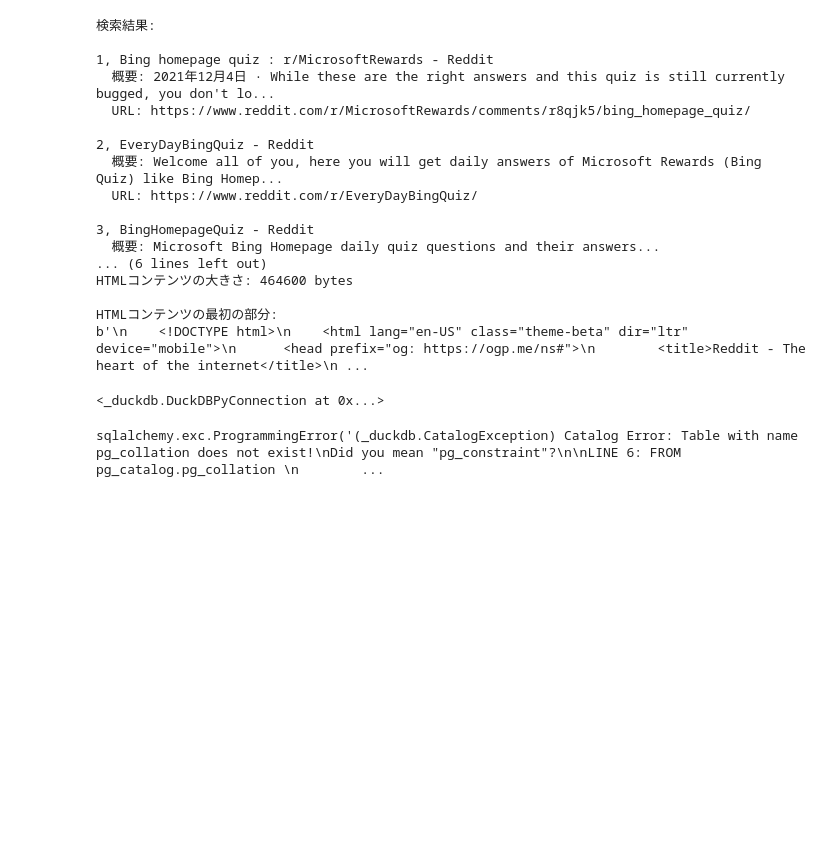
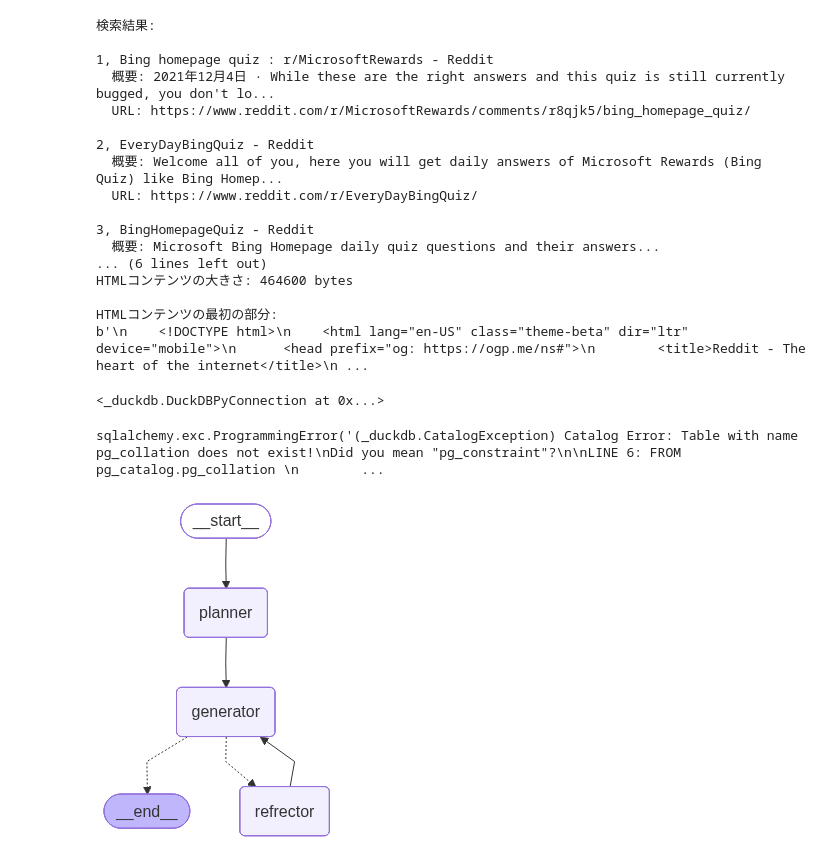
Before and after one commit to tksgtkm/llmops, a Jupyter notebook: agent_program/agent_intro.ipynb, the cells around one changed output. Drawn from its saved outputs; the diff is of its cells as text; code cells hidden in the pictures; blank space fills up the shorter version.

```diff
--- a/agent_program/agent_intro.ipynb
+++ b/agent_program/agent_intro.ipynb
@@ -280,3 +269,12 @@ args = {"keywords": "employeeテーブルの情報は何件ありますか？"}
 text_to_sql_search.func(**args)
 # %% [output]
 sqlalchemy.exc.ProgrammingError('(_duckdb.CatalogException) Catalog Error: Table with name pg_collation does not exist!\nDid you mean "pg_constraint"?\n\nLINE 6: FROM pg_catalog.pg_collation \n        ...
+# %%
+class AgentState(TypedDict):
+    input: str
+    plans: list[str]
+    feedback: list[str]
+    output: str
+    iteration: int
+
+workflow = StateGraph(AgentState)
@@ -282,0 +344,4 @@ sqlalchemy.exc.ProgrammingError('(_duckdb.CatalogException) Catalog Error: Table
+# %%
+app
+# %% [output]
+[figure, added]
```
Also changed, not shown: parts of 5 cells of this notebook, 16 other files.
